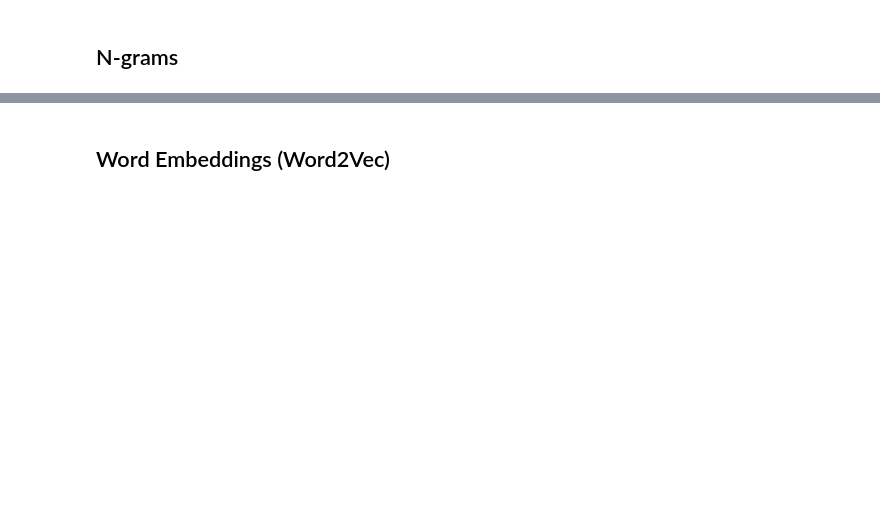
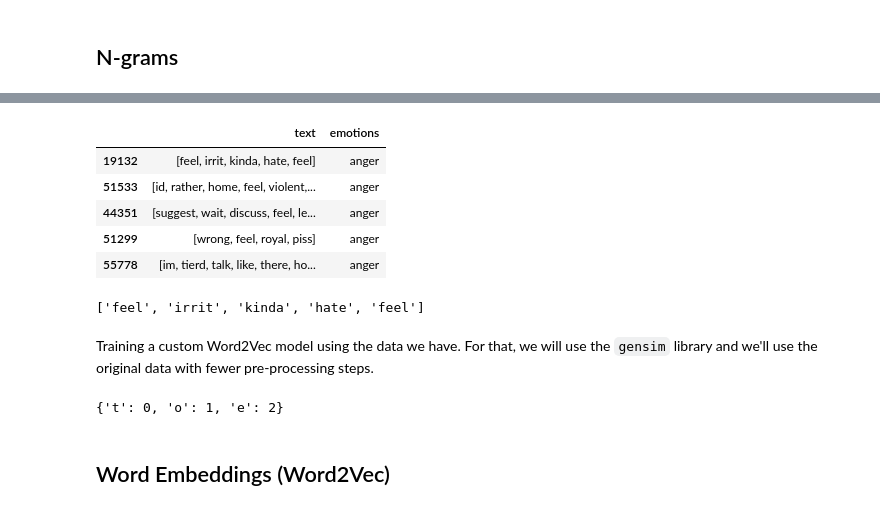
Before and after one commit to m21ark/pln, a Jupyter notebook: 3_representations.ipynb, the cells around one changed output, grey strips where cells are left out. Saved outputs shown, nothing was run; the diff lists cells and outputs as text; code cells hidden in the pictures; blank space fills up the shorter version.

```diff
--- a/3_representations.ipynb
+++ b/3_representations.ipynb
@@ -121,6 +126,6 @@ df_one_hot.to_pickle('data/reps/rep_one_hot.pkl')
 ## TF-IDF
 # %%
 def model_tf_idf(corpus):
-    vectorizer_tfidf = TfidfVectorizer()
+    vectorizer_tfidf = TfidfVectorizer(max_features=6000)
     x = vectorizer_tfidf.fit_transform(corpus).toarray()
     return x
@@ -195,0 +226,31 @@ def ngram_complete_sentence(n_model, text):
+# %%
+import gensim
+
+# Apply gensim.utils.simple_preprocess(line) to each line in the text column
+df_og['text'] = df_og['text'].apply(lambda x: gensim.utils.simple_preprocess(x))
+
+df_og.head()
+# %% [output]
+|  | text | emotions |
+| 19132 | [feel, irrit, kinda, hate, feel] | anger |
+| 51533 | [id, rather, home, feel, violent,... | anger |
+| 44351 | [suggest, wait, discuss, feel, le... | anger |
+| 51299 | [wrong, feel, royal, piss] | anger |
+| 55778 | [im, tierd, talk, like, there, ho... | anger |
+# %%
+documents = df_og['text'].tolist()
+
+print(documents[0])
+
+def train_embeddings(documents, vec_size=150):
+    model = gensim.models.Word2Vec(documents, vector_size=vec_size, window=10, min_count=2, workers=10, sg=1)
+
+    model.wv.save_word2vec_format('data/reps/custom_embedding.bin')
+
+def load_embedding():
+    wv = gensim.models.KeyedVectors.load_word2vec_format("data/reps/custom_embedding.bin")
+    return wv
+# %% [output]
+['feel', 'irrit', 'kinda', 'hate', 'feel']
+# %% [markdown]
+Training a custom Word2Vec model using the data we have. For that, we will use the `gensim` library and we'll use the original data with fewer pre-processing steps.
@@ -196,2 +261,7 @@ def ngram_complete_sentence(n_model, text):
+# %%
+# print the vocabulary of the model
+print(wv.key_to_index)
+# %% [output]
+{'t': 0, 'o': 1, 'e': 2}
 # %% [markdown]
 ## Word Embeddings (Word2Vec)
```
Also changed, not shown: parts of 34 cells of this notebook, 5 other files.
